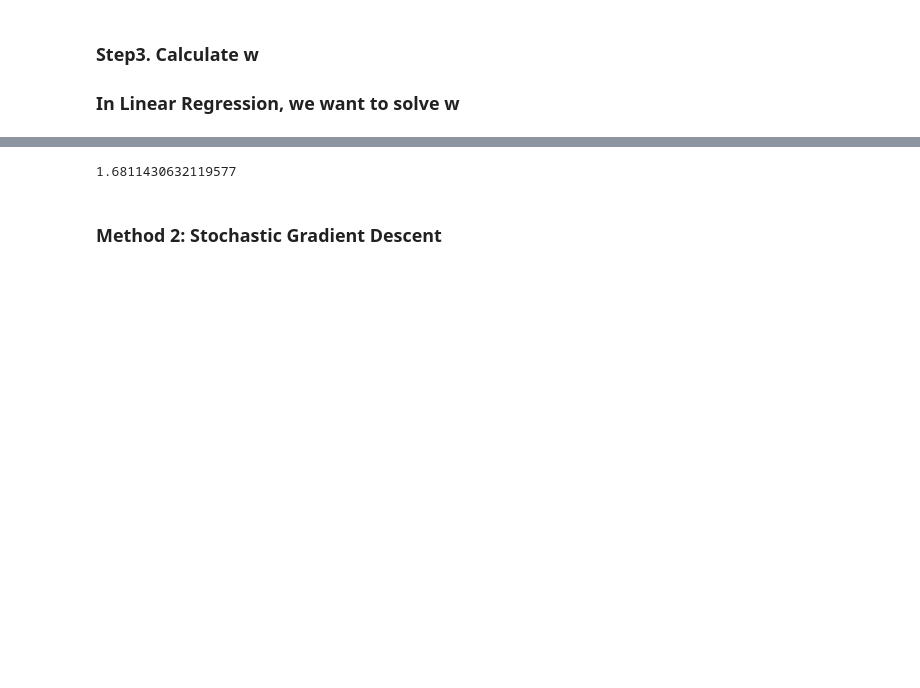
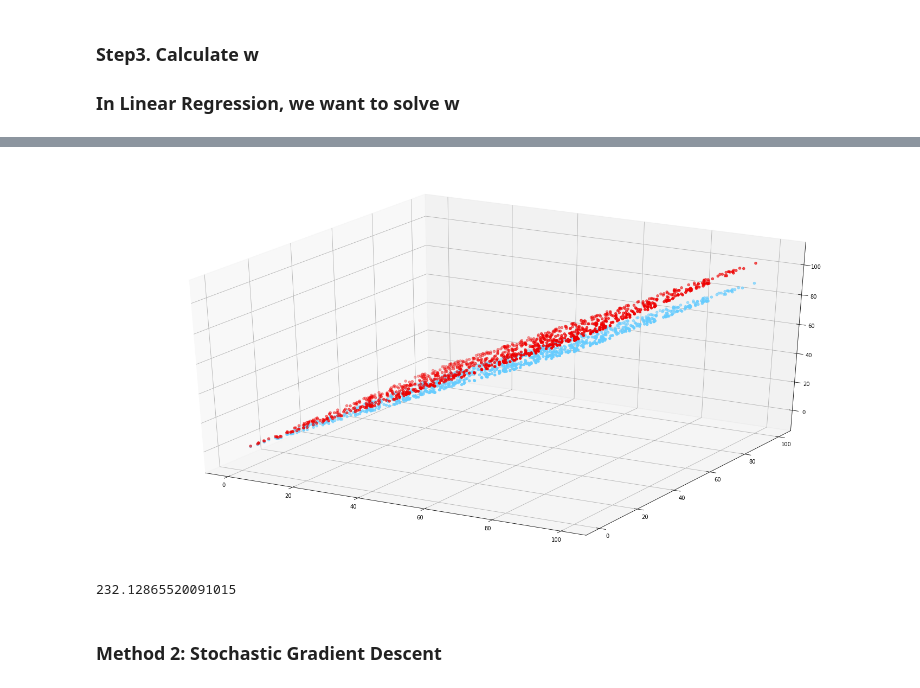
Before and after one commit to AkatsukiSirius/Machine-Learning-Notes, a Jupyter notebook: Lec 2. Linear Regression.ipynb, the cells around one changed output, grey strips where cells are left out. Saved outputs shown, nothing was run; the diff lists cells and outputs as text; code cells hidden in the pictures; blank space fills up the shorter version.

```diff
--- a/Lec 2. Linear Regression.ipynb
+++ b/Lec 2. Linear Regression.ipynb
@@ -269,7 +279,16 @@ plt.scatter(X[0,:],X[1,:],np.dot(w1h,X))
+# %%
+fig4 = plt.figure()
+ax = plt.subplot(111)
+ax = Axes3D(fig4)
+ax.scatter(X[0,:],X[1,:],y0,color ='#EE0000')
+ax.scatter(X[0,:],X[1,:],y_pre, color = '#66ccff')
+plt.show()
+# %% [output]
+[figure, added]
 # %%
-norm(np.dot(w1h,X).reshape(N,1)-y.reshape(N,1))
+norm(np.dot(w1h,X).reshape(N,1)-y0.reshape(N,1))
 # %% [output]
-1.6811430632119577
+232.12865520091015
 # %% [markdown]
 ### Method 2: Stochastic Gradient Descent
 # %% [markdown]
```
Also changed, not shown: parts of 63 cells of this notebook, 6 other files.
